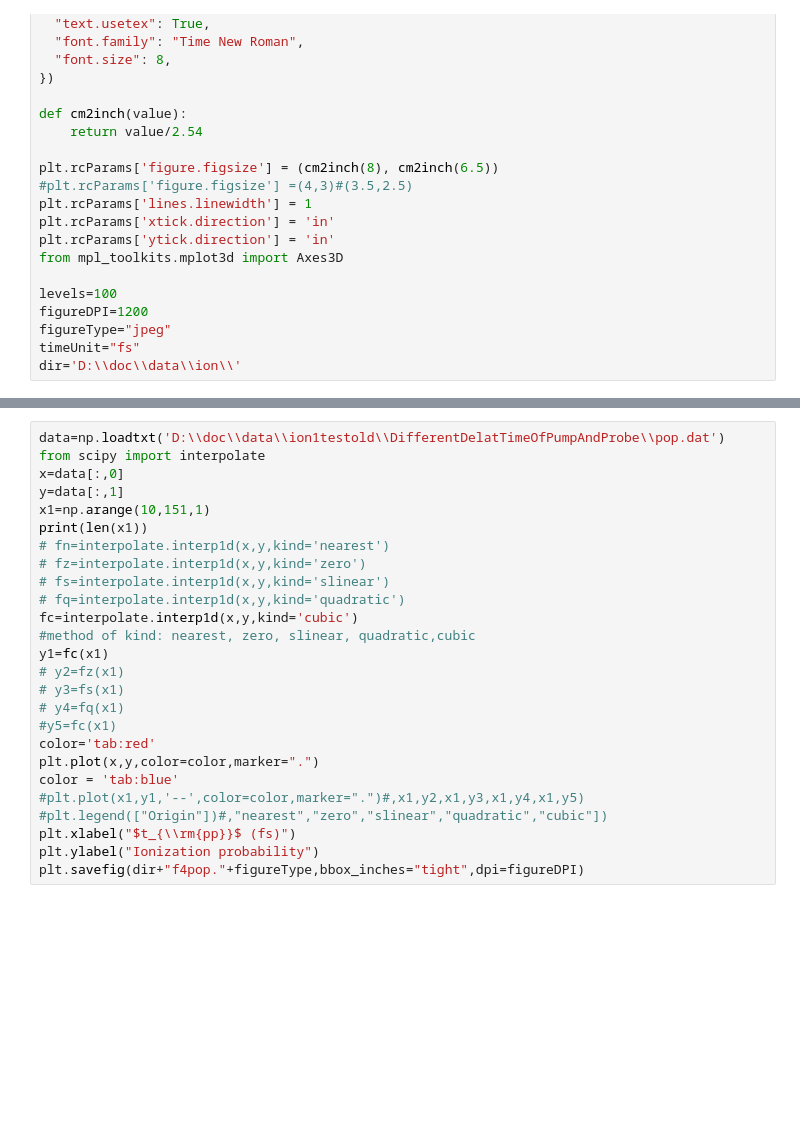
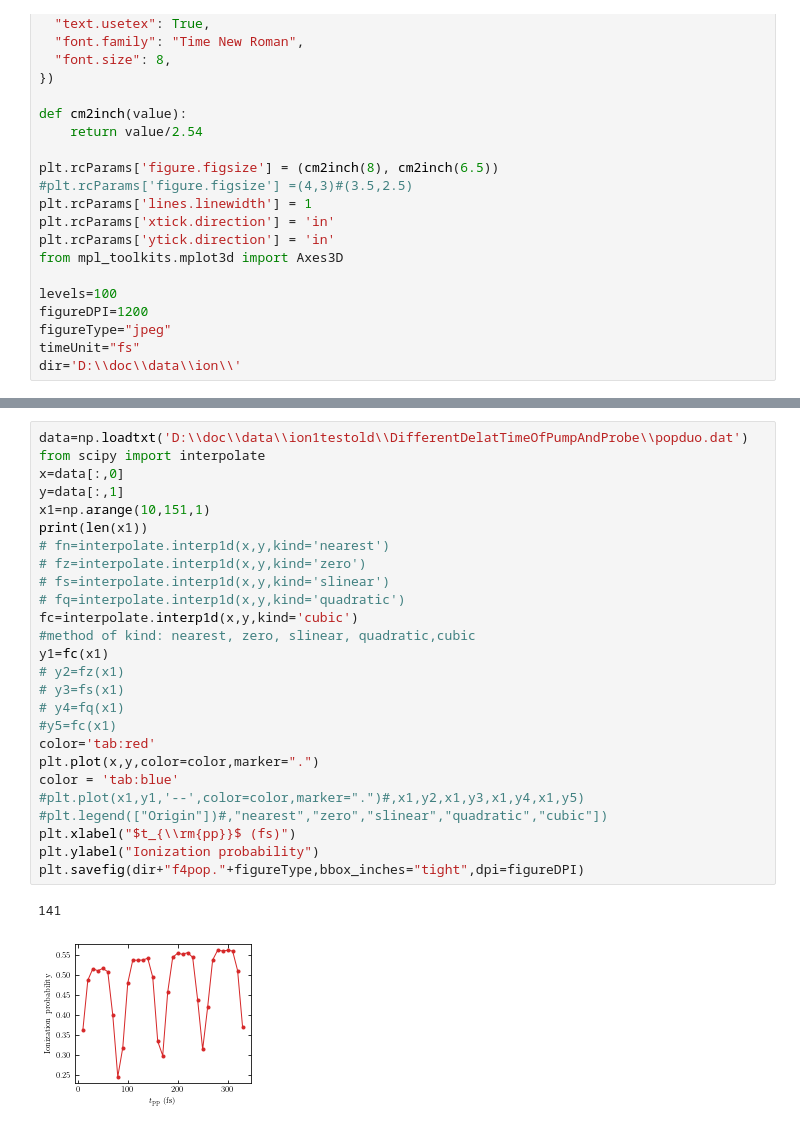
Before and after one commit to anfax/SciDataPlot, a Jupyter notebook: Python/IonPaperPlot.ipynb, the cells around one changed output, grey strips where cells are left out. Saved outputs shown, nothing was run; the diff lists cells and outputs as text; blank space fills up the shorter version.

```diff
--- a/Python/IonPaperPlot.ipynb
+++ b/Python/IonPaperPlot.ipynb
@@ -350,29 +360,32 @@ plt.savefig(dir+'f4Wave.'+figureType,bbox_inches = 'tight',dpi=figureDPI)
 # %%
-data=np.loadtxt('D:\\doc\\data\\ion1testold\\DifferentDelatTimeOfPumpAndProbe\\pop.dat')
+data=np.loadtxt('D:\\doc\\data\\ion1testold\\DifferentDelatTimeOfPumpAndProbe\\popduo.dat')
 from scipy import interpolate
 x=data[:,0]
 y=data[:,1]
 x1=np.arange(10,151,1)
 print(len(x1))
 # fn=interpolate.interp1d(x,y,kind='nearest')
 # fz=interpolate.interp1d(x,y,kind='zero')
 # fs=interpolate.interp1d(x,y,kind='slinear')
 # fq=interpolate.interp1d(x,y,kind='quadratic')
 fc=interpolate.interp1d(x,y,kind='cubic')
 #method of kind: nearest, zero, slinear, quadratic,cubic
 y1=fc(x1)
 # y2=fz(x1)
 # y3=fs(x1)
 # y4=fq(x1)
 #y5=fc(x1)
 color='tab:red'
 plt.plot(x,y,color=color,marker=".")
 color = 'tab:blue'
 #plt.plot(x1,y1,'--',color=color,marker=".")#,x1,y2,x1,y3,x1,y4,x1,y5)
 #plt.legend(["Origin"])#,"nearest","zero","slinear","quadratic","cubic"])
 plt.xlabel("$t_{\\rm{pp}}$ (fs)")
 plt.ylabel("Ionization probability")
 plt.savefig(dir+"f4pop."+figureType,bbox_inches="tight",dpi=figureDPI)
+# %% [output]
+141
+[figure, added]
 # %%
 fig = plt.figure(tight_layout=True,figsize=(cm2inch(8),cm2inch(6.5)))
 data=np.loadtxt('D:\\doc\\data\\ion1testold\\DifferentDelatTimeOfPumpAndProbe\\dteq150fs\\exc_rad.dat')
```
Also changed, not shown: parts of 13 cells of this notebook, 1 other file.
